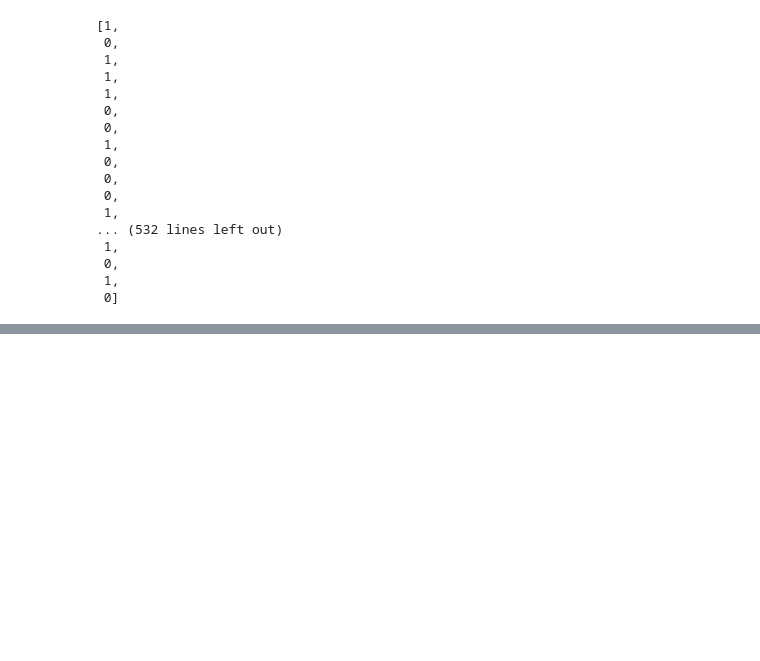
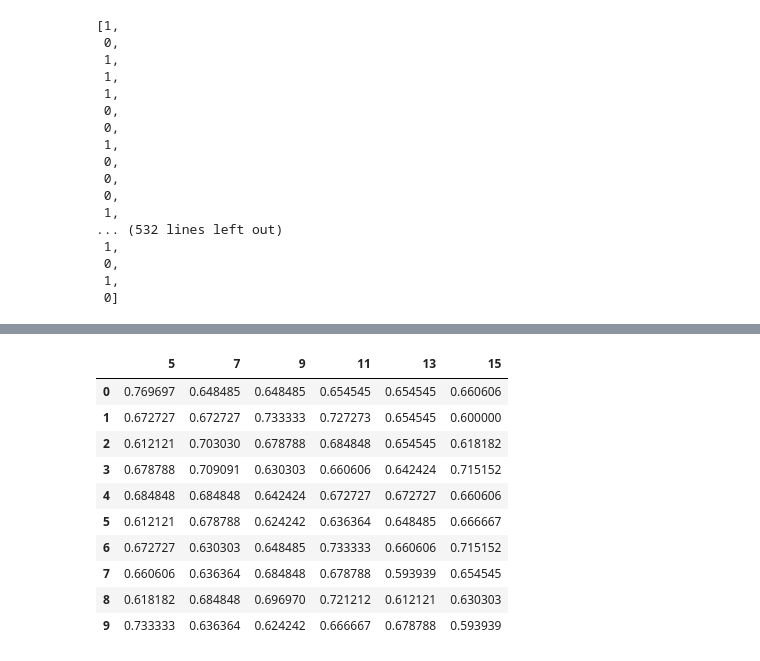
Before and after one commit to mauriciobenjamin700/8-periodo, a Jupyter notebook: sistemas-inteligentes/class/2024-11-13/main.ipynb, the cells around one changed output, grey strips where cells are left out. Saved outputs shown, nothing was run; the diff lists cells and outputs as text; code cells hidden in the pictures; blank space fills up the shorter version.

```diff
--- a/sistemas-inteligentes/class/2024-11-13/main.ipynb
+++ b/sistemas-inteligentes/class/2024-11-13/main.ipynb
@@ -270,0 +275,15 @@ Accuracy: 0.69
+# %%
+result_df = pd.DataFrame(result)
+result_df
+# %% [output]
+|  | 5 | 7 | 9 | 11 | 13 | 15 |
+| 0 | 0.769697 | 0.648485 | 0.648485 | 0.654545 | 0.654545 | 0.660606 |
+| 1 | 0.672727 | 0.672727 | 0.733333 | 0.727273 | 0.654545 | 0.600000 |
+| 2 | 0.612121 | 0.703030 | 0.678788 | 0.684848 | 0.654545 | 0.618182 |
+| 3 | 0.678788 | 0.709091 | 0.630303 | 0.660606 | 0.642424 | 0.715152 |
+| 4 | 0.684848 | 0.684848 | 0.642424 | 0.672727 | 0.672727 | 0.660606 |
+| 5 | 0.612121 | 0.678788 | 0.624242 | 0.636364 | 0.648485 | 0.666667 |
+| 6 | 0.672727 | 0.630303 | 0.648485 | 0.733333 | 0.660606 | 0.715152 |
+| 7 | 0.660606 | 0.636364 | 0.684848 | 0.678788 | 0.593939 | 0.654545 |
+| 8 | 0.618182 | 0.684848 | 0.696970 | 0.721212 | 0.612121 | 0.630303 |
+| 9 | 0.733333 | 0.636364 | 0.624242 | 0.666667 | 0.678788 | 0.593939 |
```
Also changed, not shown: parts of 5 cells of this notebook.
